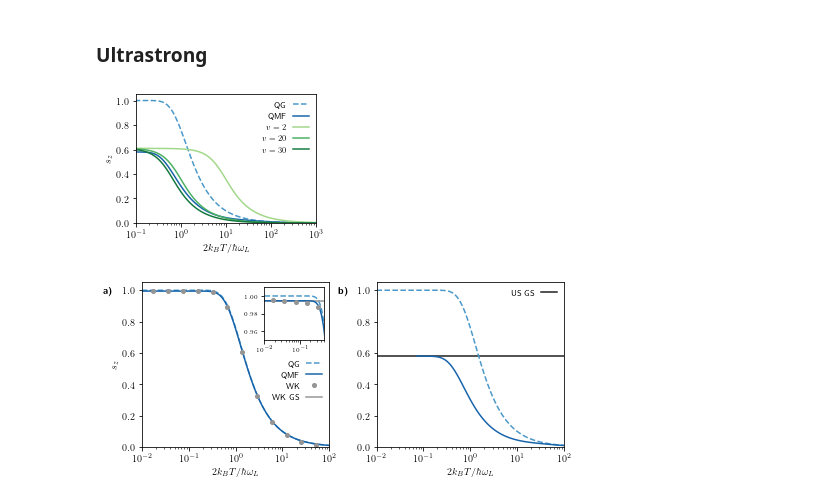
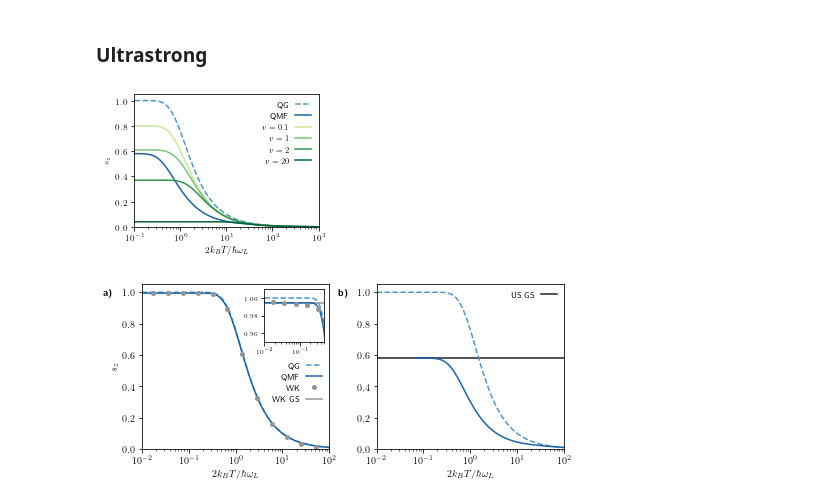
Before and after one commit to quantum-exeter/QuantumSpinDynamics, a Jupyter notebook: plot/plotStatics.ipynb, the cells around one changed output. Cells and saved outputs as stored; diff of their text form; code cells hidden in the pictures.

```diff
--- a/plot/plotStatics.ipynb
+++ b/plot/plotStatics.ipynb
@@ -450,43 +450,46 @@ def exponent(v, T):
     return(1/((v/T)*(1/np.tanh(v/T))))
 
 def janetGuess(v, T):
     sigmaz = np.array([[1, 0], [0, -1]])
     Hs = -1*sigmaz
     def state(T):
-        partition = np.trace(expm(exponent(v, T)*Hs))
-        return(-(1/partition)*expm(exponent(v, T)*Hs))
+        partition = np.trace(expm((1/T)*exponent(v, T)*Hs))
+        return(-(1/partition)*expm((1/T)*exponent(v, T)*Hs))
     return(0.8*np.trace(state(T)*sigmaz))
 
+listv01= []
+listv1 = []
 listv2 = []
 listv20 = []
-listv30 = []
 
-for i in reversed(range(0, 100)):
+for i in range(0, 100):
+    listv01.append(janetGuess(0.1, dataG_qu[i,0]))
+    listv1.append(janetGuess(1, dataG_qu[i,0]))
     listv2.append(janetGuess(2, dataG_qu[i,0]))
     listv20.append(janetGuess(20, dataG_qu[i,0]))
-    listv30.append(janetGuess(30, dataG_qu[i,0]))
 
 ax.semilogx(dataG_qu[:,0], dataG_qu[:,3], color=bcmap(0.6), linestyle='--', label='QG') # Gibbs
 # ax.semilogx(data3D_MFGS_us_prmg[:,0], data3D_MFGS_us_prmg[:,3], color=bcmap(0.6), label='$\\alpha = 20$') # MFGS
 # ax.semilogx(data3D_MFGS_us_prmh[:,0], data3D_MFGS_us_prmh[:,3], color=bcmap(0.7), label='$\\alpha = 60$') # MFGS
 # ax.semilogx(data3D_MFGS_us_prmi[:,0], data3D_MFGS_us_prmi[:,3], color=bcmap(0.8), label='$\\alpha = 80$') # MFGS
 # ax.semilogx(data3D_MFGS_us_prmj[:,0], data3D_MFGS_us_prmj[:,3], color=bcmap(0.9), label='$\\alpha = 500$') # MFGS
 ax.semilogx(data3D_MFGS_us_prmk[:,0], data3D_MFGS_us_prmk[:,3], color=bcmap(0.8), label='QMF') # MFGS
 
 # ax.axhline(1/np.sqrt(3), color='r', label='US GS', zorder=0)
 
-ax.semilogx(dataG_qu[:,0], listv2, color=ocmap(0.4), linestyle='-', label='$v=2$')
-ax.semilogx(dataG_qu[:,0], listv20, color=ocmap(0.6), linestyle='-', label='$v=20$')
-ax.semilogx(dataG_qu[:,0], listv30, color=ocmap(0.8), linestyle='-', label='$v=30$')
+ax.semilogx(dataG_qu[:,0], listv01, color=ocmap(0.3), linestyle='-', label='$v=0.1$')
+ax.semilogx(dataG_qu[:,0], listv1, color=ocmap(0.5), linestyle='-', label='$v=1$')
+ax.semilogx(dataG_qu[:,0], listv2, color=ocmap(0.7), linestyle='-', label='$v=2$')
+ax.semilogx(dataG_qu[:,0], listv20, color=ocmap(0.9), linestyle='-', label='$v=20$')
 
 ax.legend(ncol=1, frameon=False, markerfirst=False)
 
 fig.tight_layout()
 
-# plt.savefig('/Users/charliehogg/Dropbox/PhD/1. 3D Project/Graphs/Paper/janet_guess.pdf', dpi=300) # Export for Mac
+plt.savefig('/Users/charliehogg/Dropbox/PhD/1. 3D Project/Graphs/Paper/janet_guess.pdf', dpi=300) # Export for Mac
 # plt.savefig('C://Users//crh222//Dropbox//PhD//1. 3D Project//Graphs//Paper//janet_guess.pdf', dpi=300) # Export for Windows
 # %% [output]
-[figure, old version]
+[figure, new version]
 # %%
 fig, ax = plt.subplots(1, 2, figsize=(6.75, 3))  #size in inches
 
```
